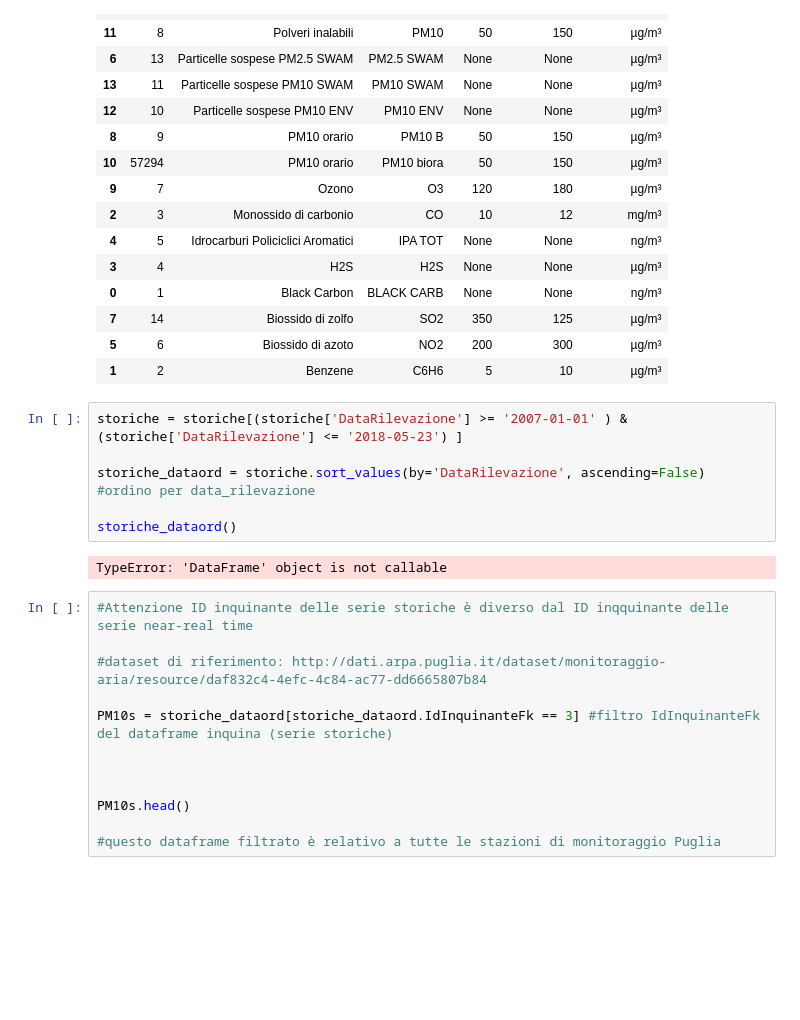
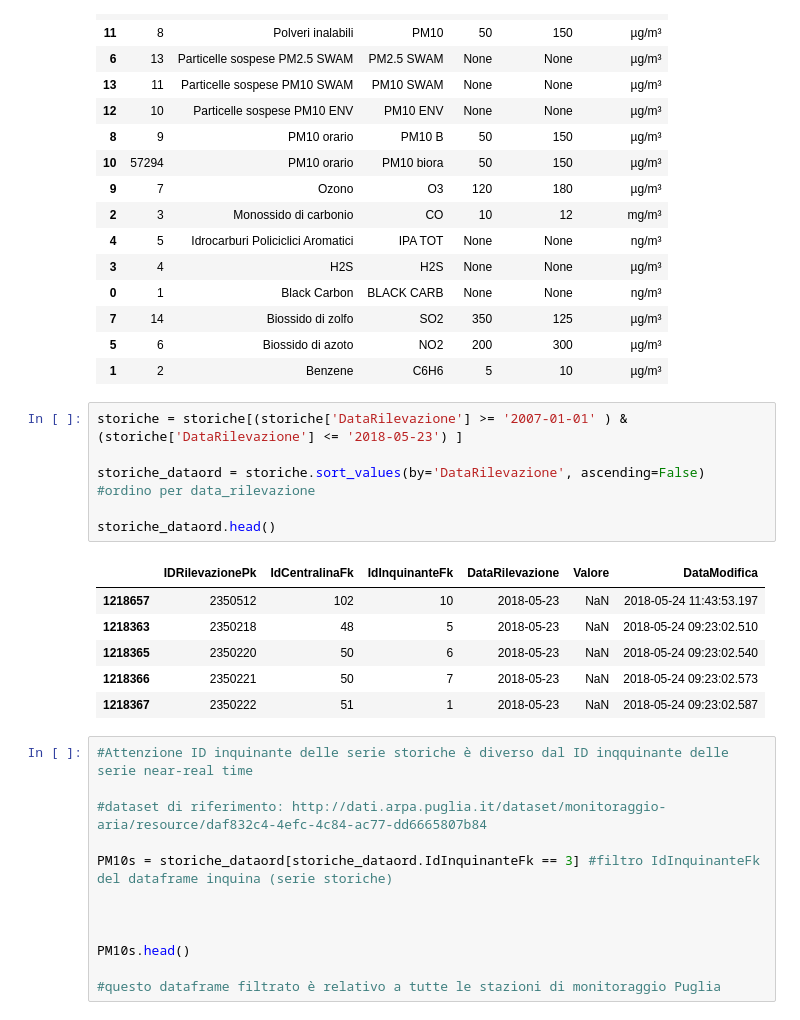
Before and after one commit to levelzeroit/MARDA, a Jupyter notebook: marda.ipynb, the cells around one changed output. Cells and saved outputs as stored; diff of their text form; blank space fills up the shorter version.

```diff
--- a/marda.ipynb
+++ b/marda.ipynb
@@ -254,11 +254,16 @@ inquina.sort_values(by='nome', ascending=False) #ordino per data_rilevazione #vi
 # %%
 storiche = storiche[(storiche['DataRilevazione'] >= '2007-01-01' ) & (storiche['DataRilevazione'] <= '2018-05-23') ]
 
 storiche_dataord = storiche.sort_values(by='DataRilevazione', ascending=False) #ordino per data_rilevazione
 
-storiche_dataord()
+storiche_dataord.head()
 # %% [output]
-TypeError: 'DataFrame' object is not callable
+|  | IDRilevazionePk | IdCentralinaFk | IdInquinanteFk | DataRilevazione | Valore | DataModifica |
+| 1218657 | 2350512 | 102 | 10 | 2018-05-23 | NaN | 2018-05-24 11:43:53.197 |
+| 1218363 | 2350218 | 48 | 5 | 2018-05-23 | NaN | 2018-05-24 09:23:02.510 |
+| 1218365 | 2350220 | 50 | 6 | 2018-05-23 | NaN | 2018-05-24 09:23:02.540 |
+| 1218366 | 2350221 | 50 | 7 | 2018-05-23 | NaN | 2018-05-24 09:23:02.573 |
+| 1218367 | 2350222 | 51 | 1 | 2018-05-23 | NaN | 2018-05-24 09:23:02.587 |
 # %%
 #Attenzione ID inquinante delle serie storiche è diverso dal ID inqquinante delle serie near-real time
 
```
Also changed, not shown: parts of 10 cells of this notebook, 2 other files.
